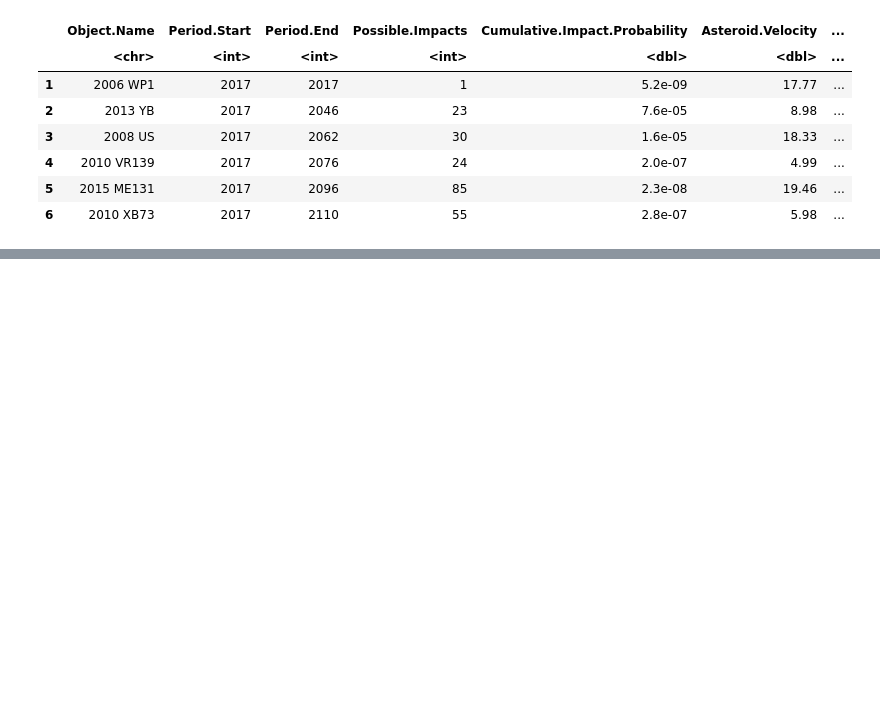
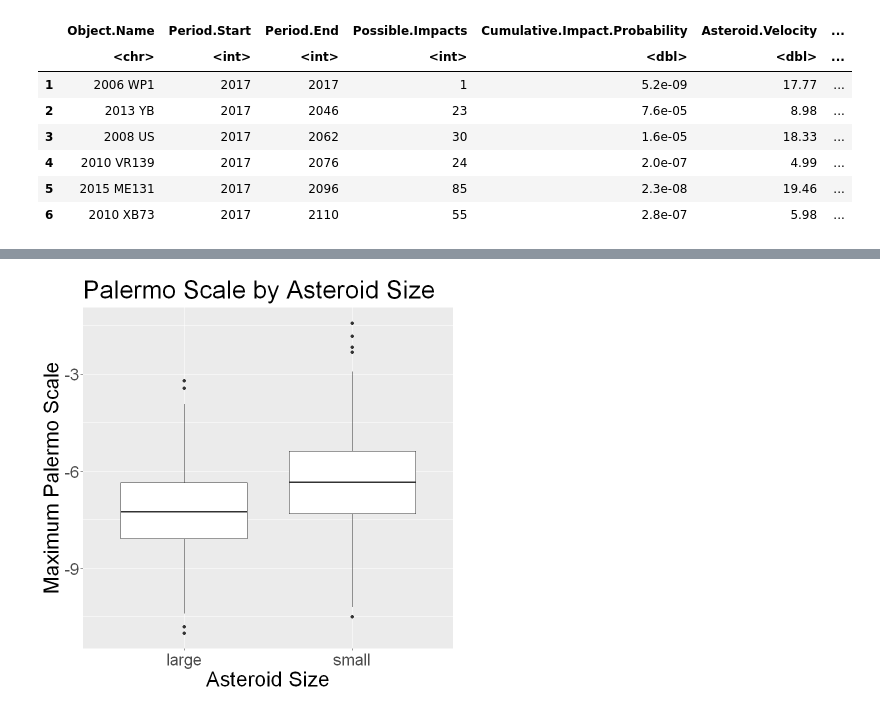
Before and after one commit to arulh/STAT-201-project, a Jupyter notebook: Asteroids.ipynb, the cells around one changed output, grey strips where cells are left out. Drawn from its saved outputs; the diff is of its cells as text; code cells hidden in the pictures; blank space fills up the shorter version.

```diff
--- a/Asteroids.ipynb
+++ b/Asteroids.ipynb
@@ -21,0 +97,13 @@ A data.frame: 6 × 11
+# %%
+boxplots <-
+   df %>%
+   ggplot(aes(x = asteroid_size, y = Maximum.Palermo.Scale)) +
+   geom_boxplot() +
+   ylab("Maximum Palermo Scale") +
+   ggtitle("Palermo Scale by Asteroid Size") +
+    xlab("Asteroid Size") +
+   theme(text = element_text(size=25))
+
+boxplots
+# %% [output]
+[figure, added]
```
Also changed, not shown: parts of 14 cells of this notebook.
